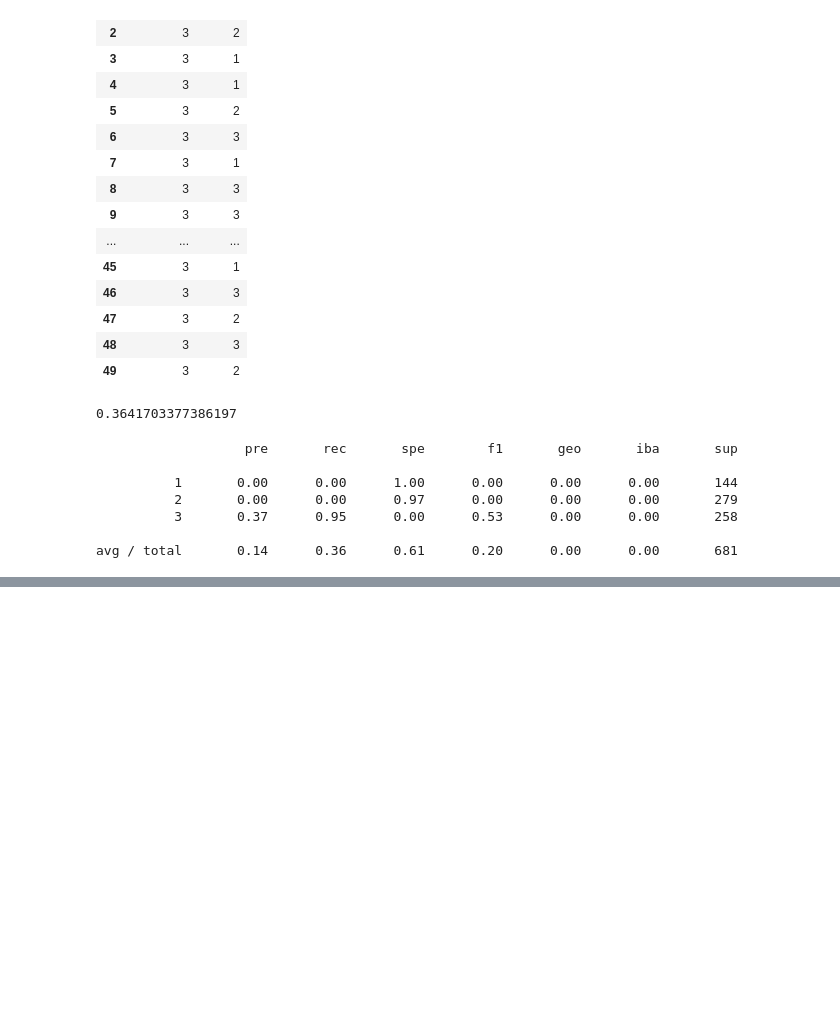
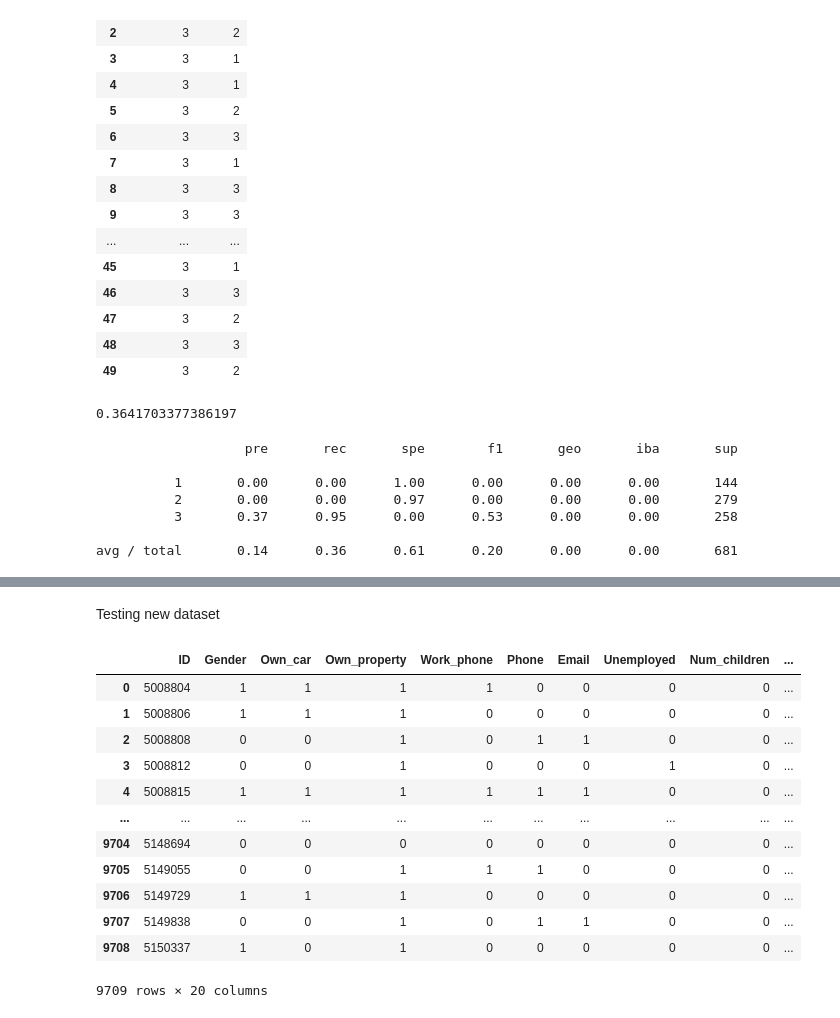
Before and after one commit to jeremysz0419/sunshine-city, a Jupyter notebook: Machine Learning/Simple ML Model.ipynb, the cells around one changed output, grey strips where cells are left out. Saved outputs shown, nothing was run; the diff lists cells and outputs as text; code cells hidden in the pictures; blank space fills up the shorter version.

Commit message:
New data source
I tried making a ML model with a new data source. While not perfect, I think it had more potential. No longer getting 100% accuracy.

```diff
--- a/Machine Learning/Simple ML Model.ipynb
+++ b/Machine Learning/Simple ML Model.ipynb
@@ -172,0 +300,21 @@ df.to_csv('resources/Basic_ML_Model1.csv', index=False)
+# %% [markdown]
+Testing new dataset
+# %%
+# Load the data
+file_path = Path('resources/clean_data.csv')
+df_new = pd.read_csv(file_path)
+df_new
+# %% [output]
+|  | ID | Gender | Own_car | Own_property | Work_phone | Phone | Email | Unemployed | Num_children | ... |
+| 0 | 5008804 | 1 | 1 | 1 | 1 | 0 | 0 | 0 | 0 | ... |
+| 1 | 5008806 | 1 | 1 | 1 | 0 | 0 | 0 | 0 | 0 | ... |
+| 2 | 5008808 | 0 | 0 | 1 | 0 | 1 | 1 | 0 | 0 | ... |
+| 3 | 5008812 | 0 | 0 | 1 | 0 | 0 | 0 | 1 | 0 | ... |
+| 4 | 5008815 | 1 | 1 | 1 | 1 | 1 | 1 | 0 | 0 | ... |
+| ... | ... | ... | ... | ... | ... | ... | ... | ... | ... | ... |
+| 9704 | 5148694 | 0 | 0 | 0 | 0 | 0 | 0 | 0 | 0 | ... |
+| 9705 | 5149055 | 0 | 0 | 1 | 1 | 1 | 0 | 0 | 0 | ... |
+| 9706 | 5149729 | 1 | 1 | 1 | 0 | 0 | 0 | 0 | 0 | ... |
+| 9707 | 5149838 | 0 | 0 | 1 | 0 | 1 | 1 | 0 | 0 | ... |
+| 9708 | 5150337 | 1 | 0 | 1 | 0 | 0 | 0 | 0 | 0 | ... |
+9709 rows × 20 columns
```
Also changed, not shown: parts of 32 cells of this notebook, 1 other file.
